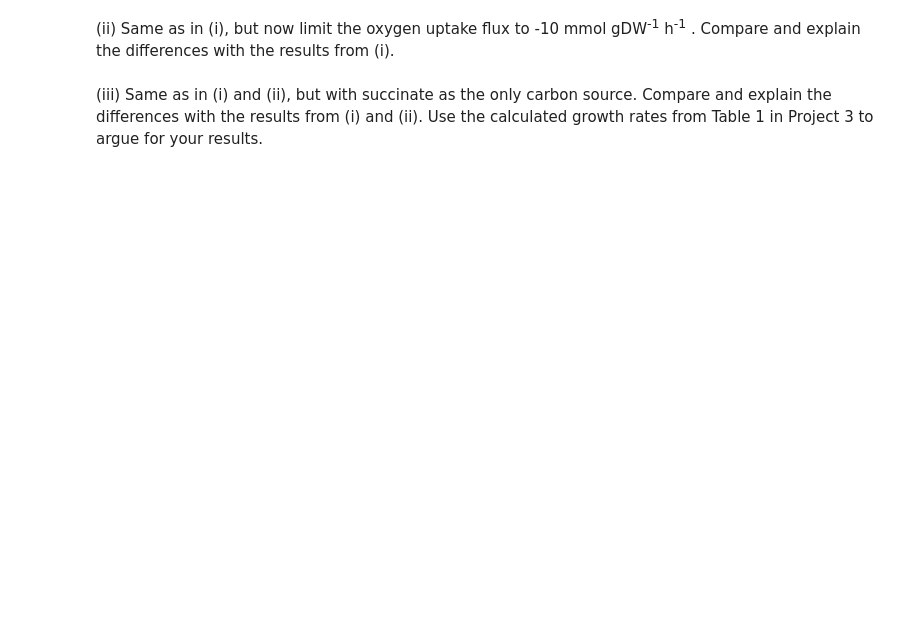
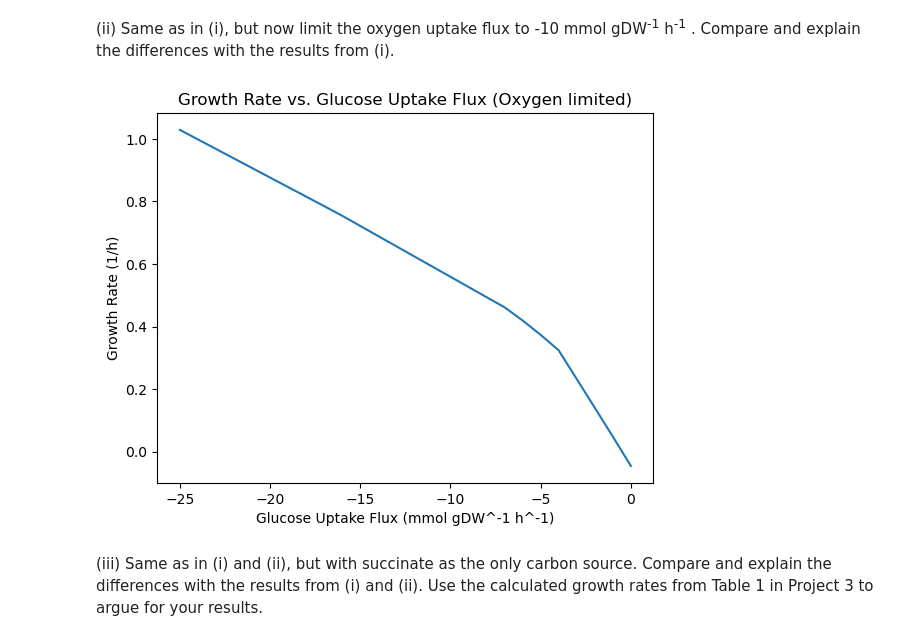
Before and after one commit to edgartandberg/Systembiologi_v2024, a Jupyter notebook: Systembio_prosjekt_4/project_4.ipynb, the cells around one changed output. Saved outputs shown, nothing was run; the diff lists cells and outputs as text; code cells hidden in the pictures; blank space fills up the shorter version.

```diff
--- a/Systembio_prosjekt_4/project_4.ipynb
+++ b/Systembio_prosjekt_4/project_4.ipynb
@@ -37,4 +38,24 @@ plt.show()
 # %% [markdown]
 (ii) Same as in (i), but now limit the oxygen uptake flux to -10 mmol gDW<sup>-1</sup> h<sup>-1</sup> . Compare and explain the differences with the results from (i).
+# %%
+# Set the oxygen uptake flux to -10 mmol gDW^-1 h^-1
+model.reactions.get_by_id('EX_o2_e').lower_bound = -10
+
+# Calculate the growth rate for each glucose uptake flux
+growth_rates = []
+for glucose_flux in glucose_range:
+    model.reactions.get_by_id('EX_glc__D_e').lower_bound = glucose_flux
+    solution = model.optimize()
+    growth_rate = solution.objective_value
+    growth_rates.append(growth_rate)
+
+# Plot growth rate vs. glucose uptake flux
+plt.plot(glucose_range, growth_rates)
+plt.xlabel('Glucose Uptake Flux (mmol gDW^-1 h^-1)')
+plt.ylabel('Growth Rate (1/h)')
+plt.title('Growth Rate vs. Glucose Uptake Flux (Oxygen limited)')
+plt.show()
+# %% [output]
+[figure, added]
 # %% [markdown]
 (iii) Same as in (i) and (ii), but with succinate as the only carbon source. Compare and explain the differences with the results from (i) and (ii). Use the calculated growth rates from Table 1 in Project 3 to argue for your results.
```
Also changed, not shown: parts of 2 cells of this notebook.
